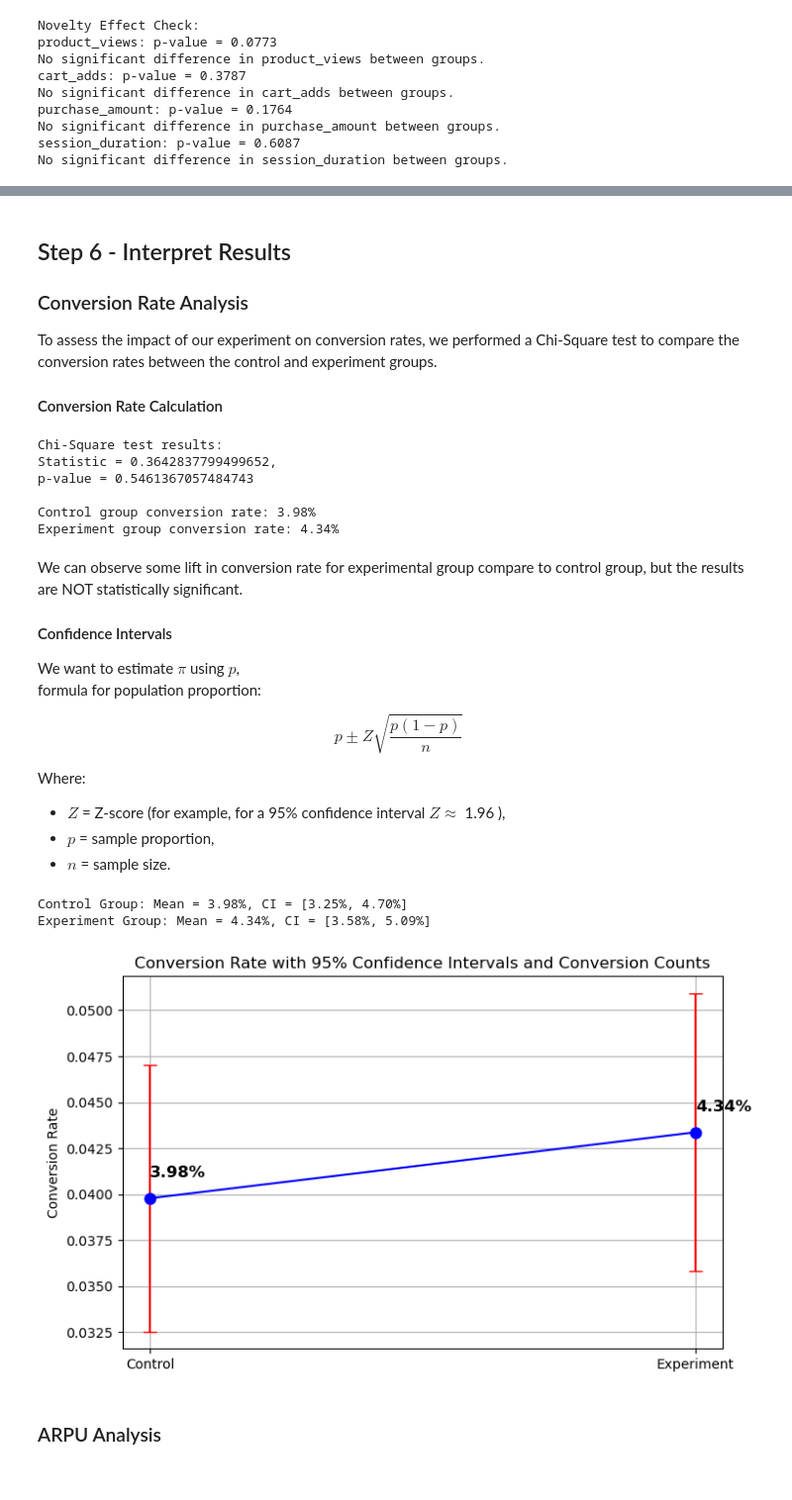
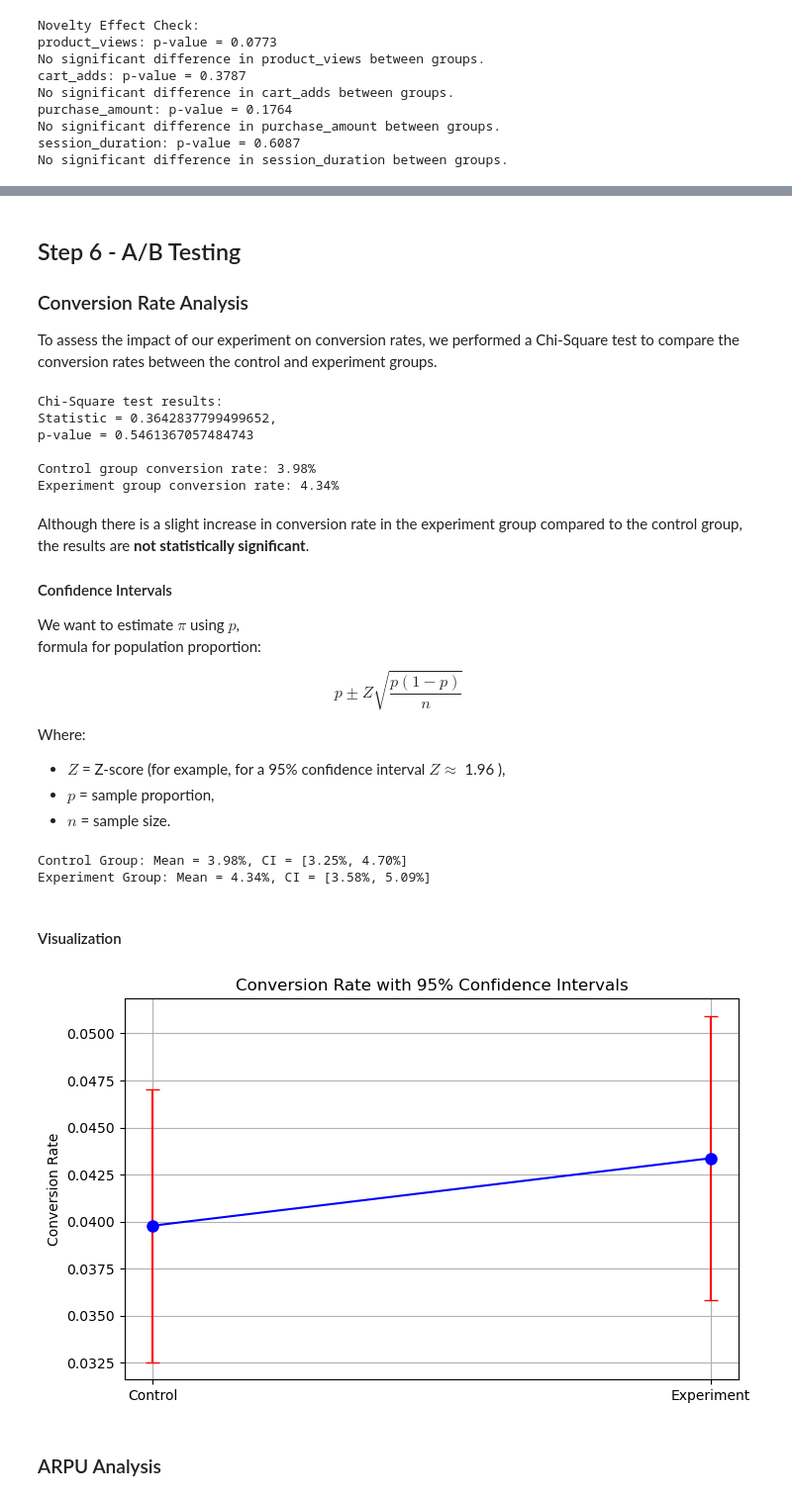
Before and after one commit to S0la1re/Product-Ranking-AB-Testing, a Jupyter notebook: main.ipynb, the cells around one changed output, grey strips where cells are left out. Shown at 99% size. Drawn from its saved outputs; the diff is of its cells as text; code cells hidden in the pictures.

```diff
--- a/main.ipynb
+++ b/main.ipynb
@@ -422,12 +421,10 @@ After conducting the validity checks, we can confidently state that our experime
 
 Overall, the experiment data has passed all validity checks, confirming its suitability for further statistical analysis and interpretation. This lays a strong foundation for drawing reliable conclusions from our A/B test results.
 # %% [markdown]
-## Step 6 - Interpret Results
+## Step 6 - A/B Testing
 
 ### Conversion Rate Analysis
 To assess the impact of our experiment on conversion rates, we performed a Chi-Square test to compare the conversion rates between the control and experiment groups.
-
-#### Conversion Rate Calculation
 # %%
 # Calculate conversion rates for both groups
 control_conversion_rate = control_group['conversion'].mean()
@@ -448,7 +445,7 @@ p-value = 0.5461367057484743
 Control group conversion rate: 3.98%
 Experiment group conversion rate: 4.34%
 # %% [markdown]
-We can observe some lift in conversion rate for experimental group compare to control group, but the results are NOT statistically significant.
+Although there is a slight increase in conversion rate in the experiment group compared to the control group, the results are **not statistically significant**.
 
 #### Confidence Intervals
 
@@ -490,28 +487,25 @@ print(f"Experiment Group: Mean = {p_experiment*100:.2f}%, CI = [{lower_bound_exp
 # %% [output]
 Control Group: Mean = 3.98%, CI = [3.25%, 4.70%]
 Experiment Group: Mean = 4.34%, CI = [3.58%, 5.09%]
+# %% [markdown]
+#### Visualization
 # %%
 # Data points
 categories = ['Control', 'Experiment']
 means = [p_control, p_experiment]
 errors = [margin_of_error_control, margin_of_error_experiment]
-conversion_counts = [control_group['conversion'].sum(), experiment_group['conversion'].sum()]
 
 # Plotting
 plt.figure(figsize=(8, 5))
-plt.errorbar(categories, means, yerr=errors, fmt='o', capsize=5, markersize=8, linestyle='-', color='b', ecolor='r')
-
-# Adding the exact number of conversions on top of the dots
-for i, (category, mean, count) in enumerate(zip(categories, means, conversion_counts)):
-    plt.text(i, mean + 0.001, f'{mean*100:.2f}%', ha='left', va='bottom', fontsize=12, fontweight='bold', color='black')
+plt.errorbar(categories, means, yerr=errors, fmt='o', capsize=5, markersize=8, linestyle='-', color='blue', ecolor='red')
 
 # Title and labels
-plt.title('Conversion Rate with 95% Confidence Intervals and Conversion Counts')
+plt.title('Conversion Rate with 95% Confidence Intervals')
 plt.ylabel('Conversion Rate')
 plt.grid(True)
 plt.show()
 # %% [output]
-[figure, old version]
+[figure, new version]
 # %% [markdown]
 ### ARPU Analysis
 # %%
```
Also changed, not shown: parts of 9 cells of this notebook, 1 other file.
